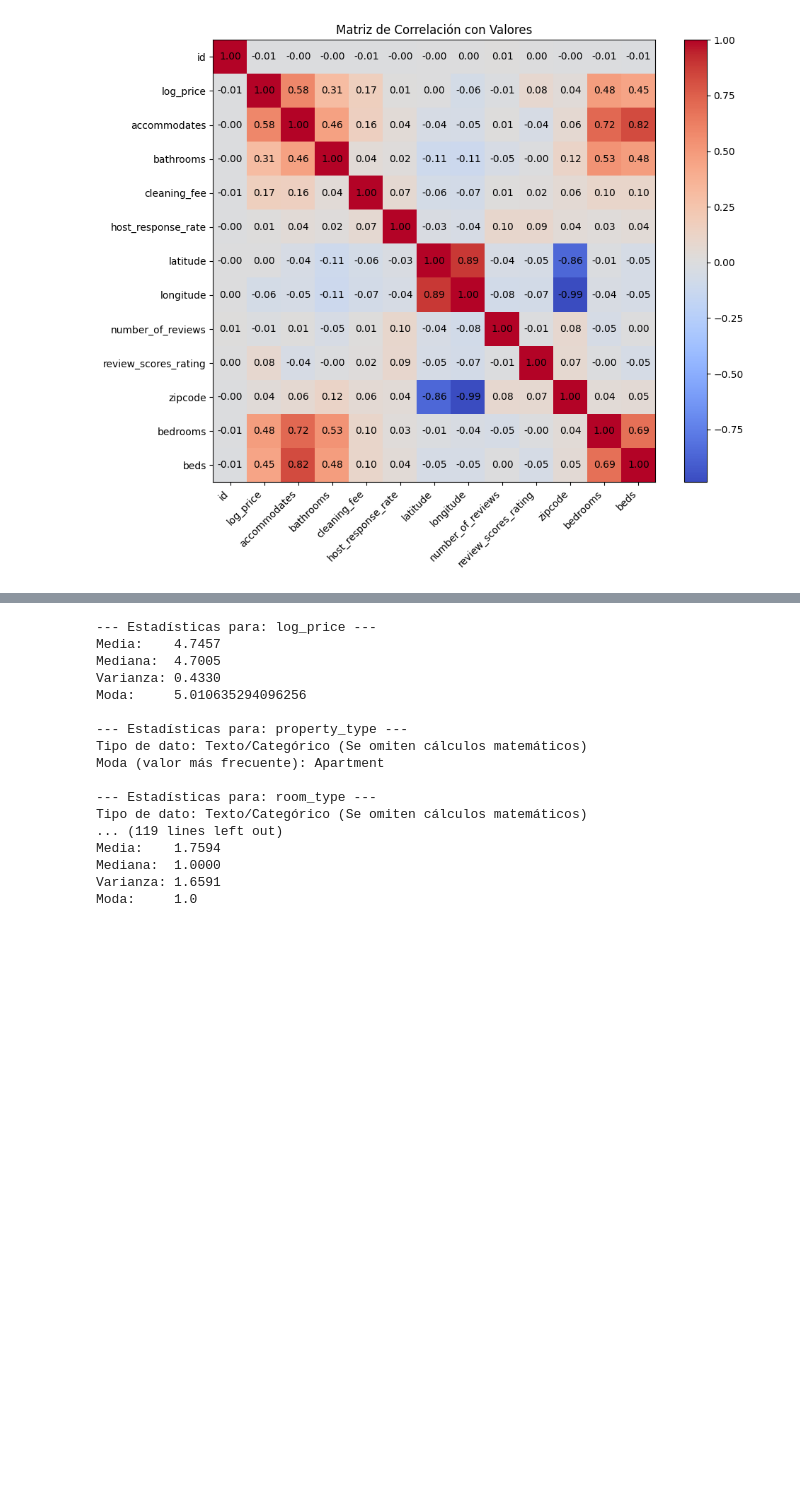
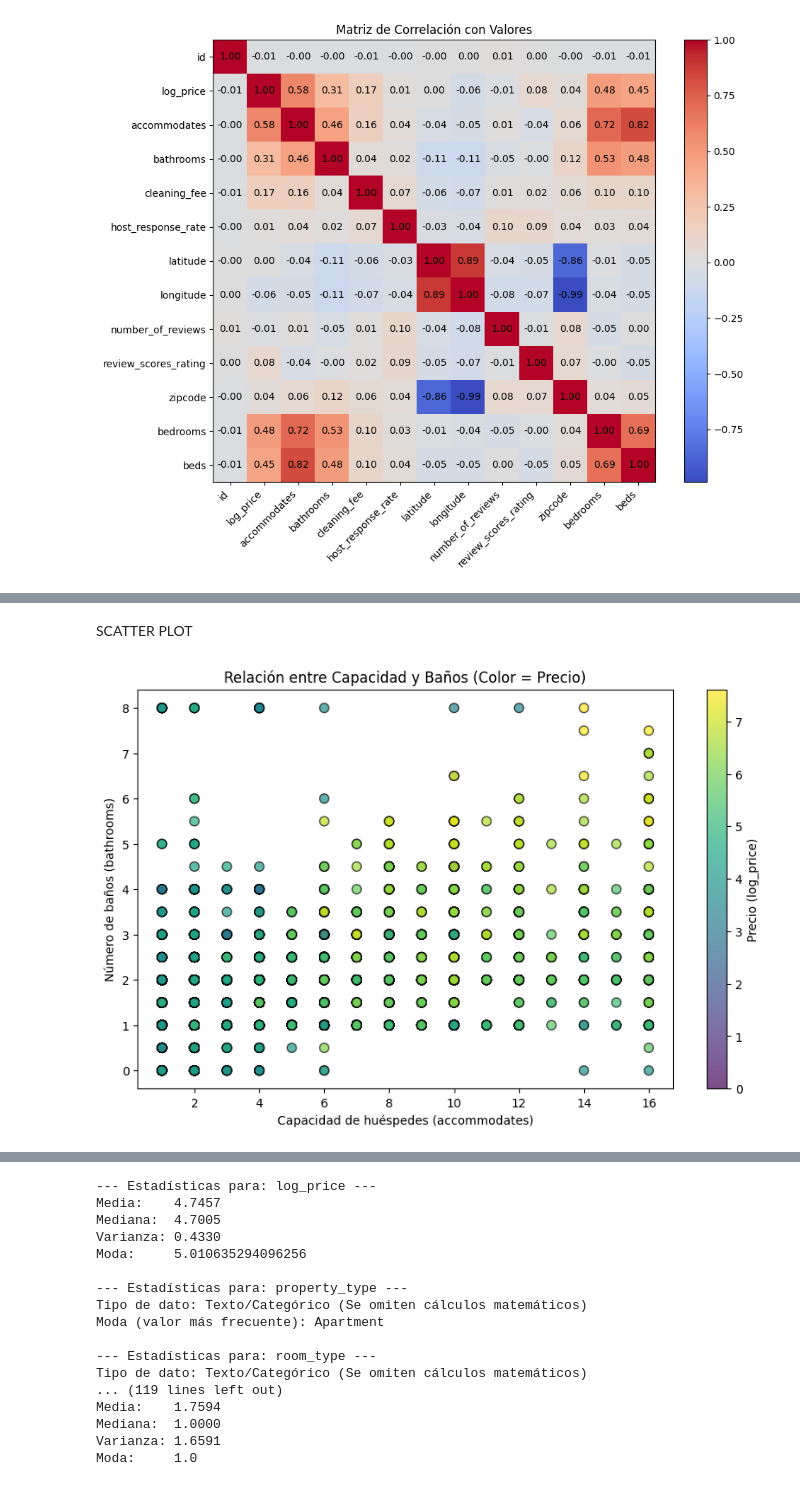
Before and after one commit to SAMCPA07/copias_collab_data-science, a Jupyter notebook: avance_proyecto.ipynb, the cells around one changed output, grey strips where cells are left out. Saved outputs shown, nothing was run; the diff lists cells and outputs as text; code cells hidden in the pictures; blank space fills up the shorter version.

```diff
--- a/avance_proyecto.ipynb
+++ b/avance_proyecto.ipynb
@@ -496,0 +561,24 @@ plt.show()
+# %% [markdown]
+SCATTER PLOT
+# %%
+plt.figure(figsize=(10, 6))
+
+# Eje X = Capacidad, Eje Y = Baños, Color (c) = Precio
+grafico_3d = plt.scatter(df_sin_nulos['accommodates'],
+                         df_sin_nulos['bathrooms'],
+                         c=df_sin_nulos['log_price'],
+                         cmap='viridis',
+                         edgecolor='black',
+                         s=60,
+                         alpha=0.7)
+
+plt.title('Relación entre Capacidad y Baños (Color = Precio)')
+plt.xlabel('Capacidad de huéspedes (accommodates)')
+plt.ylabel('Número de baños (bathrooms)')
+
+# Agregamos la barra de colores a la derecha
+plt.colorbar(grafico_3d, label='Precio (log_price)')
+
+plt.show()
+# %% [output]
+[figure, added]
```
Also changed, not shown: parts of 23 cells of this notebook.
